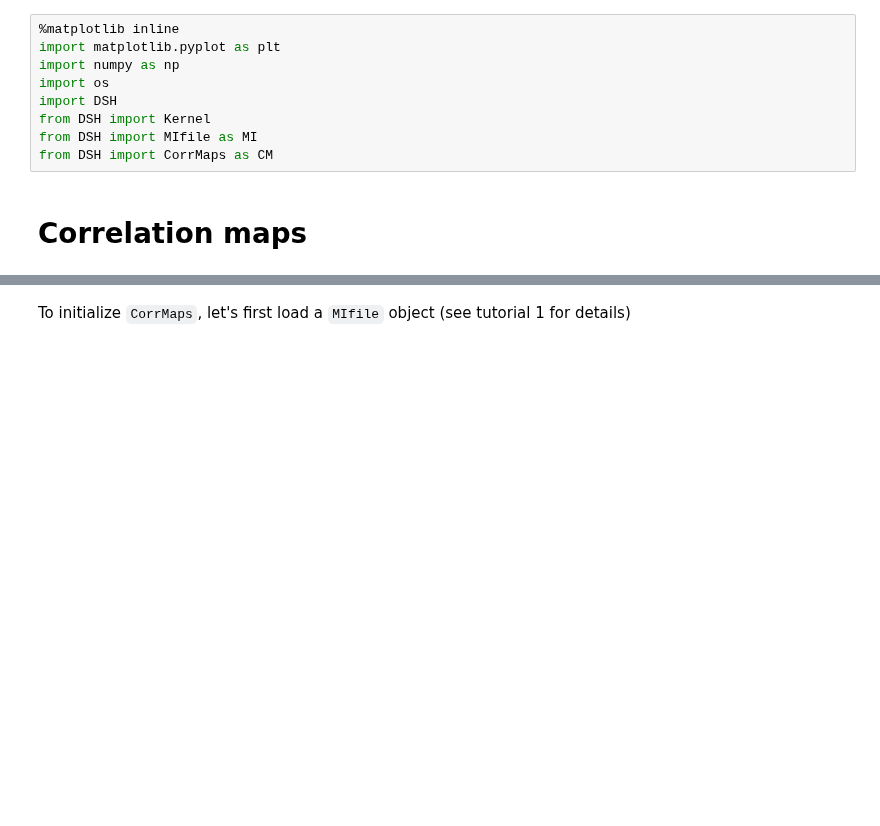
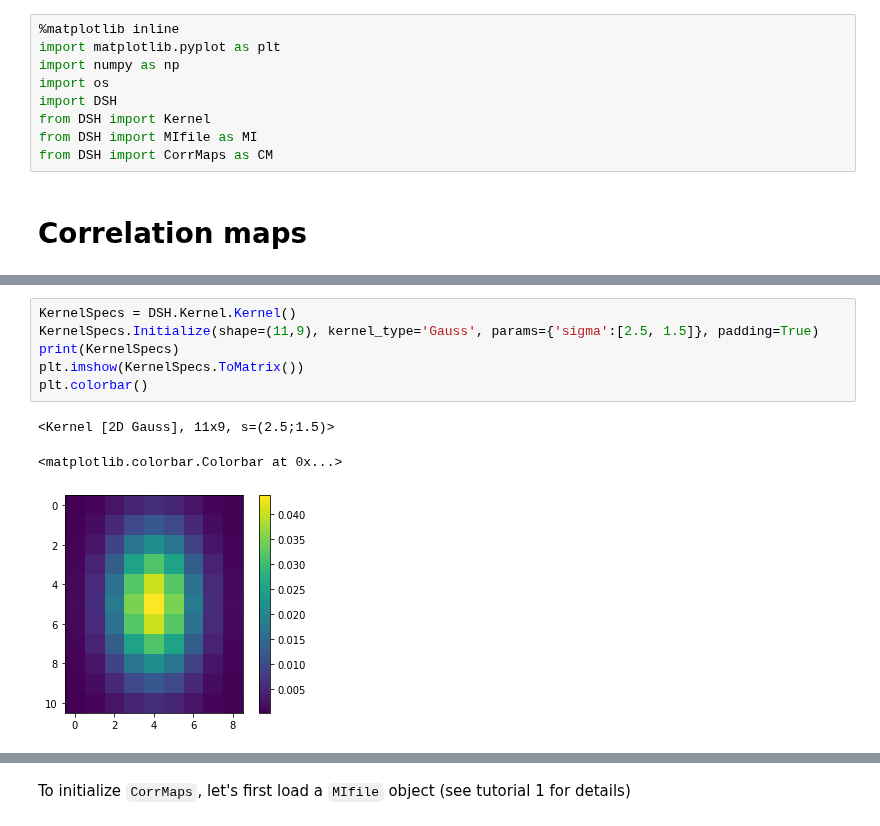
Before and after one commit to steaime/DSHpy, a Jupyter notebook: tutorial2_corrmaps.ipynb, the cells around one changed output, grey strips where cells are left out. Cells and saved outputs as stored; diff of their text form; blank space fills up the shorter version.

```diff
--- a/tutorial2_corrmaps.ipynb
+++ b/tutorial2_corrmaps.ipynb
@@ -11,0 +40,10 @@ from DSH import CorrMaps as CM
+# %%
+KernelSpecs = DSH.Kernel.Kernel()
+KernelSpecs.Initialize(shape=(11,9), kernel_type='Gauss', params={'sigma':[2.5, 1.5]}, padding=True)
+print(KernelSpecs)
+plt.imshow(KernelSpecs.ToMatrix())
+plt.colorbar()
+# %% [output]
+<Kernel [2D Gauss], 11x9, s=(2.5;1.5)>
+<matplotlib.colorbar.Colorbar at 0x...>
+[figure, added]
```
Also changed, not shown: parts of 12 cells of this notebook, 8 other files.
